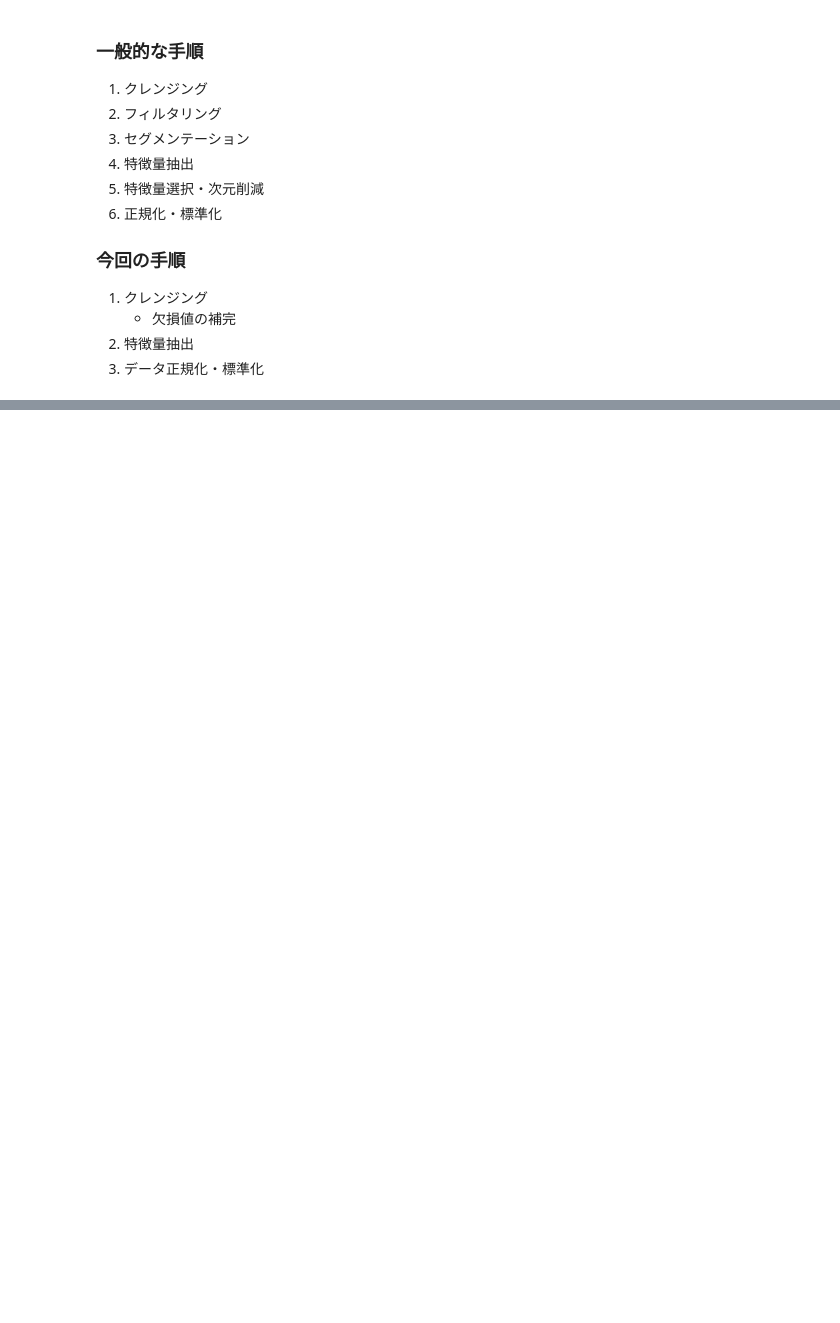
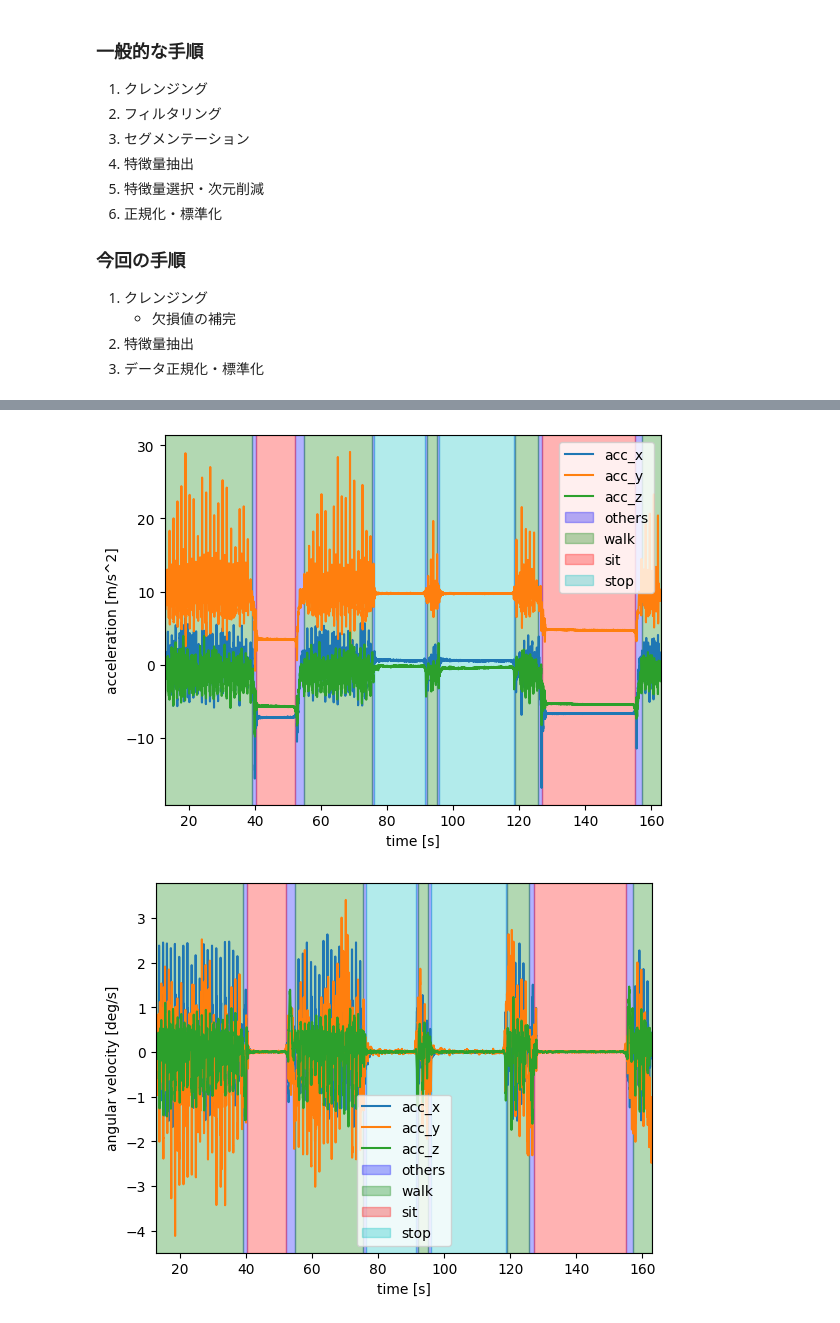
Before and after one commit to kajiLabTeam/activity-classification-introduction, a Jupyter notebook: 1-preprocess.ipynb, the cells around one changed output, grey strips where cells are left out. Drawn from its saved outputs; the diff is of its cells as text; code cells hidden in the pictures; blank space fills up the shorter version.

```diff
--- a/1-preprocess.ipynb
+++ b/1-preprocess.ipynb
@@ -45,7 +55,7 @@ data = {}
 
 for name in data_names:
     # 加速度の読み込み
-    df_acc = pd.read_csv(
+    df = pd.read_csv(
         DATA_DIR / name / "Accelerometer.csv", names=["time", "x", "y", "z"], header=1
     )
     # 角速度の読み込み
@@ -62,13 +72,10 @@ for name in data_names:
     sensing_end = max(tricks, key=lambda x: x["end"])["end"]
 
     # sensing_start ～ sensing_end のデータのみ抽出
-    df_acc = df_acc[(df_acc["time"] >= sensing_start) & (df_acc["time"] <= sensing_end)]
+    df = df[(df["time"] >= sensing_start) & (df_acc["time"] <= sensing_end)]
     df_gyro = df_gyro[
         (df_gyro["time"] >= sensing_start) & (df_gyro["time"] <= sensing_end)
     ]
-    # 時刻を0スタートに変換
-    df_acc["time"] = df_acc["time"] - sensing_start
-    df_gyro["time"] = df_gyro["time"] - sensing_start
 
     # df_acc, df_gyroにラベルを追加
     others_id = df_labels[df_labels["label"] == "others"].index[0]
@@ -95,6 +102,59 @@ for name in data_names:
         ] = label_id
 
     data[name] = {"acc": df_acc, "gyro": df_gyro}
+# %%
+# 現状を確認 (加速度)
+def plot(df, ylabel):
+    plt.plot(df["time"], df["x"], label="acc_x")
+    plt.plot(df["time"], df["y"], label="acc_y")
+    plt.plot(df["time"], df["z"], label="acc_z")
+
+    # 各グループに対して，開始時刻と終了時刻を取得し，背景色を変更
+    colors = list(mcolors.BASE_COLORS.values())
+    for i, s_label in df_labels.iterrows():
+        color = colors[i % len(colors)]
+        # df["label"] == i の背景色を変更
+        mask = df["label"] == i
+        times = df["time"]
+        in_range = False
+        label_name = s_label["label"]
+
+        # 背景色を変更(連続する範囲ごとに処理)
+        for idx, m in enumerate(mask):
+            if m and not in_range:  # 範囲開始
+                start_time = times.iloc[idx]
+                in_range = True
+            elif not m and in_range:  # 範囲終了
+                end_time = times.iloc[idx - 1]
+                plt.axvspan(
+                    start_time, end_time, alpha=0.3, color=color, label=label_name
+                )
+                label_name = None  # 2回目以降はラベルを表示しない
+                in_range = False
+
+        if in_range:
+            end_time = times.iloc[-1]
+            plt.axvspan(start_time, end_time, alpha=0.3, color=color)
+
+    # x軸の範囲を設定
+    min_time = df["time"].min()
+    max_time = df["time"].max()
+    plt.xlim(min_time, max_time)
+
+    plt.xlabel("time [s]")
+    plt.ylabel(ylabel)
+    plt.legend()
+    plt.show()
+
+
+df_acc = data[data_names[0]]["acc"]
+df_gyro = data[data_names[0]]["gyro"]
+
+plot(df_acc, "acceleration [m/s^2]")
+plot(df_gyro, "angular velocity [deg/s]")
+# %% [output]
+[figure, added]
+[figure, added]
 # %%
 def extract_features(df, window_size, window_step, columns=["x", "y", "z", "norm"]):
     """
```
Also changed, not shown: parts of 3 cells of this notebook, 4 other files.
